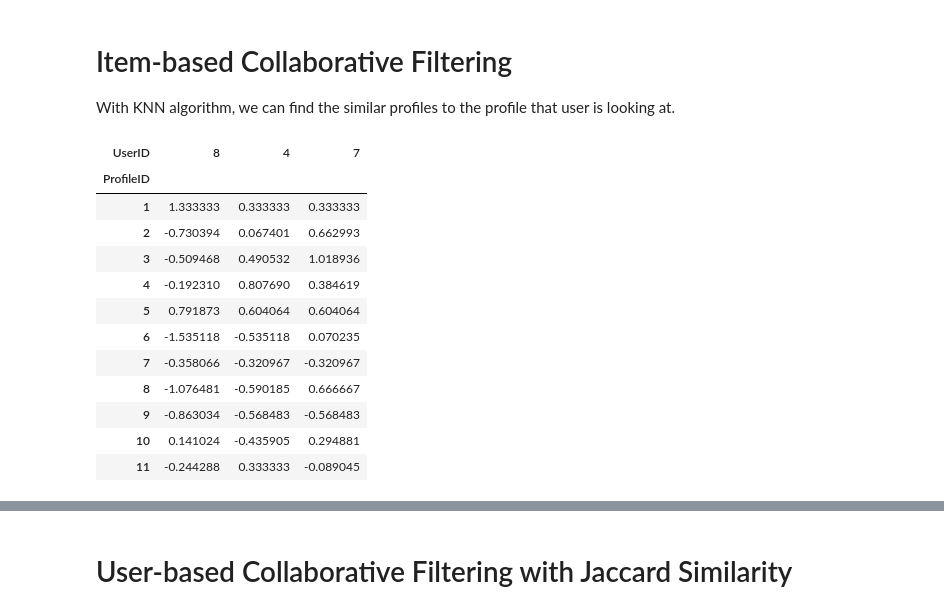
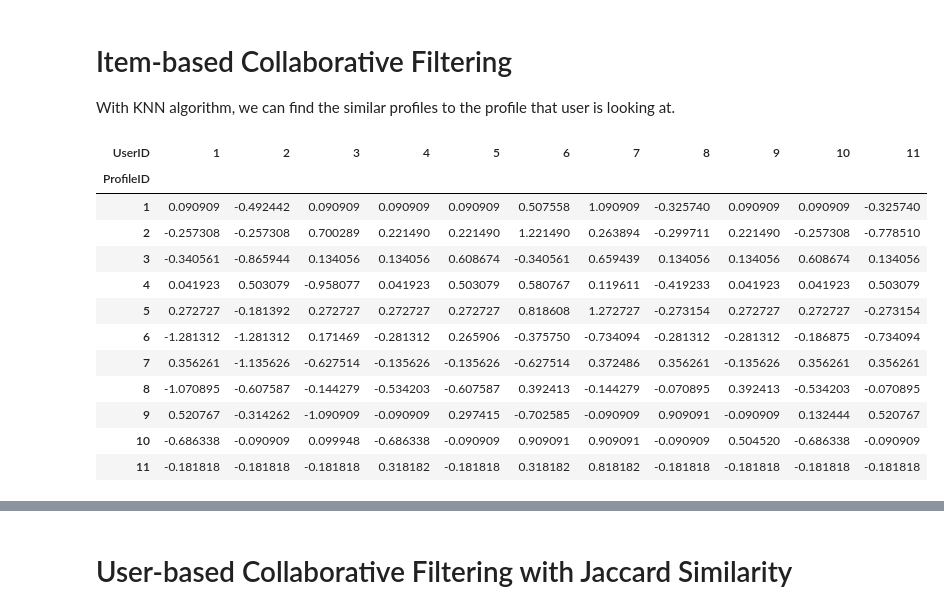
Before and after one commit to IamMrandrew/recommender-system-collaborative-filtering, a Jupyter notebook: RecommenderSystemCollaborativeFiltering.ipynb, the cells around one changed output, grey strips where cells are left out. Cells and saved outputs as stored; diff of their text form; code cells hidden in the pictures.

```diff
--- a/RecommenderSystemCollaborativeFiltering.ipynb
+++ b/RecommenderSystemCollaborativeFiltering.ipynb
@@ -94,5 +99,5 @@ Data here only contains the user likes. Dislike rating and no rating will be con
 # %%
-user_ratings = ratings.pivot_table(index=["UserID"], columns=["ProfileID"], values=["Rating"])
+user_ratings = train_user_ratings.pivot_table(index=["UserID"], columns=["ProfileID"], values=["Rating"])
 user_ratings.head()
 # %% [output]
 |  | Rating |  |  |  |  |  |  |  |  |  |  |
@@ -161,18 +156,18 @@ train_user_ratings_df, test_user_ratings_df = train_test_split(user_ratings_df,
 from sklearn.neighbors import NearestNeighbors
 
 knn = NearestNeighbors(metric="cosine", algorithm="brute")
-knn.fit(train_user_ratings_df.T)
+knn.fit(user_ratings_df.T)
 
 # Here, skipped the cosine similarity matrix
 
 # Same dataset (traning and testing), so nearest is itself (For now)
-distances, indices = knn.kneighbors(train_user_ratings_df.T.values, n_neighbors=3)
+distances, indices = knn.kneighbors(user_ratings_df.T.values, n_neighbors=3)
 # %%
 # Predict like/ dislike for a Profile by a User
 
 def findNearestProfiles(profile_id):
     # Get the index for a profile
-    index_of_profile = test_user_ratings_df.T.index.tolist().index(profile_id)
+    index_of_profile = user_ratings_df.T.index.tolist().index(profile_id)
 
     # Find the indices for similar profiles
     sim_profiles = indices[index_of_profile].tolist()
@@ -204,20 +199,20 @@ def average(lst):
 
 def predict_rating_with_neighbor_correlations(user_id, profile_id):
     # Get the index of target user and profile
-    index_of_profile = test_user_ratings_df.T.index.tolist().index(profile_id)
-    index_of_user = test_user_ratings_df.index.tolist().index(user_id)
+    index_of_profile = user_ratings_df.T.index.tolist().index(profile_id)
+    index_of_user = user_ratings_df.index.tolist().index(user_id)
 
     # Get the ratings for the profile
-    profile_ratings = test_user_ratings_df.T.iloc[index_of_profile].values.tolist()
+    profile_ratings = user_ratings_df.T.iloc[index_of_profile].values.tolist()
 
     # Find the nearest neighbors of the profile
     sim_profiles, sim_profiles_distances = findNearestProfiles(profile_id)
 
     # Get the ratings for the similar profiles
-    sim_profiles_ratings = [test_user_ratings_df.T.iloc[i].values.tolist() for i in sim_profiles]
+    sim_profiles_ratings = [user_ratings_df.T.iloc[i].values.tolist() for i in sim_profiles]
 
     # Predicted_rating calculaton from: https://towardsdatascience.com/comprehensive-guide-on-item-based-recommendation-systems-d67e40e2b75d
-    numerator = sum([sim_profiles_distances[i] * (sim_profiles_ratings[i][index_of_user] - average(test_user_ratings_df.T.iloc[sim_profiles[i]].values.tolist())) for i in range(len(sim_profiles))])
+    numerator = sum([sim_profiles_distances[i] * (sim_profiles_ratings[i][index_of_user] - average(user_ratings_df.T.iloc[sim_profiles[i]].values.tolist())) for i in range(len(sim_profiles))])
     denominator = sum(sim_profiles_distances)
 
     if denominator > 0:
@@ -244,22 +239,22 @@ def recommender_system_item_based_CF(user_id):
     return recommendations
 # %%
 # Generating entire item-based prediction matrix
-predicted_ratings = test_user_ratings_df.T.copy()
+predicted_ratings = user_ratings_df.T.copy()
 
-for user_id in test_user_ratings_df.index:
+for user_id in user_ratings_df.index:
     recommender_system_item_based_CF(user_id)
 pd.DataFrame(predicted_ratings)
 # %% [output]
-| UserID | 8 | 4 | 7 |
-| ProfileID |  |  |  |
-| 1 | 1.333333 | 0.333333 | 0.333333 |
-| 2 | -0.730394 | 0.067401 | 0.662993 |
-| 3 | -0.509468 | 0.490532 | 1.018936 |
-| 4 | -0.192310 | 0.807690 | 0.384619 |
-| 5 | 0.791873 | 0.604064 | 0.604064 |
-| 6 | -1.535118 | -0.535118 | 0.070235 |
-| 7 | -0.358066 | -0.320967 | -0.320967 |
-| 8 | -1.076481 | -0.590185 | 0.666667 |
-| 9 | -0.863034 | -0.568483 | -0.568483 |
-| 10 | 0.141024 | -0.435905 | 0.294881 |
-| 11 | -0.244288 | 0.333333 | -0.089045 |
+| UserID | 1 | 2 | 3 | 4 | 5 | 6 | 7 | 8 | 9 | 10 | 11 |
+| ProfileID |  |  |  |  |  |  |  |  |  |  |  |
+| 1 | 0.090909 | -0.492442 | 0.090909 | 0.090909 | 0.090909 | 0.507558 | 1.090909 | -0.325740 | 0.090909 | 0.090909 | -0.325740 |
+| 2 | -0.257308 | -0.257308 | 0.700289 | 0.221490 | 0.221490 | 1.221490 | 0.263894 | -0.299711 | 0.221490 | -0.257308 | -0.778510 |
+| 3 | -0.340561 | -0.865944 | 0.134056 | 0.134056 | 0.608674 | -0.340561 | 0.659439 | 0.134056 | 0.134056 | 0.608674 | 0.134056 |
+| 4 | 0.041923 | 0.503079 | -0.958077 | 0.041923 | 0.503079 | 0.580767 | 0.119611 | -0.419233 | 0.041923 | 0.041923 | 0.503079 |
+| 5 | 0.272727 | -0.181392 | 0.272727 | 0.272727 | 0.272727 | 0.818608 | 1.272727 | -0.273154 | 0.272727 | 0.272727 | -0.273154 |
+| 6 | -1.281312 | -1.281312 | 0.171469 | -0.281312 | 0.265906 | -0.375750 | -0.734094 | -0.281312 | -0.281312 | -0.186875 | -0.734094 |
+| 7 | 0.356261 | -1.135626 | -0.627514 | -0.135626 | -0.135626 | -0.627514 | 0.372486 | 0.356261 | -0.135626 | 0.356261 | 0.356261 |
+| 8 | -1.070895 | -0.607587 | -0.144279 | -0.534203 | -0.607587 | 0.392413 | -0.144279 | -0.070895 | 0.392413 | -0.534203 | -0.070895 |
+| 9 | 0.520767 | -0.314262 | -1.090909 | -0.090909 | 0.297415 | -0.702585 | -0.090909 | 0.909091 | -0.090909 | 0.132444 | 0.520767 |
+| 10 | -0.686338 | -0.090909 | 0.099948 | -0.686338 | -0.090909 | 0.909091 | 0.909091 | -0.090909 | 0.504520 | -0.686338 | -0.090909 |
+| 11 | -0.181818 | -0.181818 | -0.181818 | 0.318182 | -0.181818 | 0.318182 | 0.818182 | -0.181818 | -0.181818 | -0.181818 | -0.181818 |
```
Also changed, not shown: parts of 25 cells of this notebook, 1 other file.
